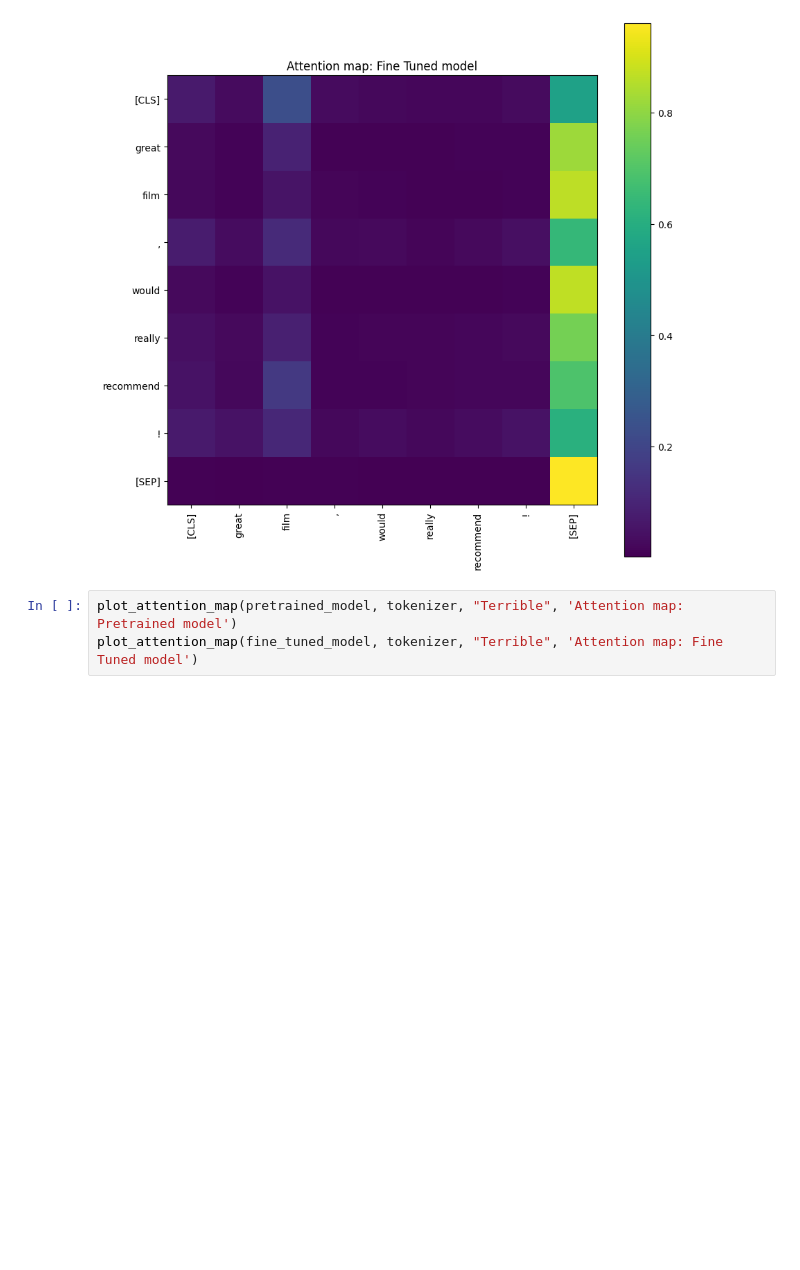
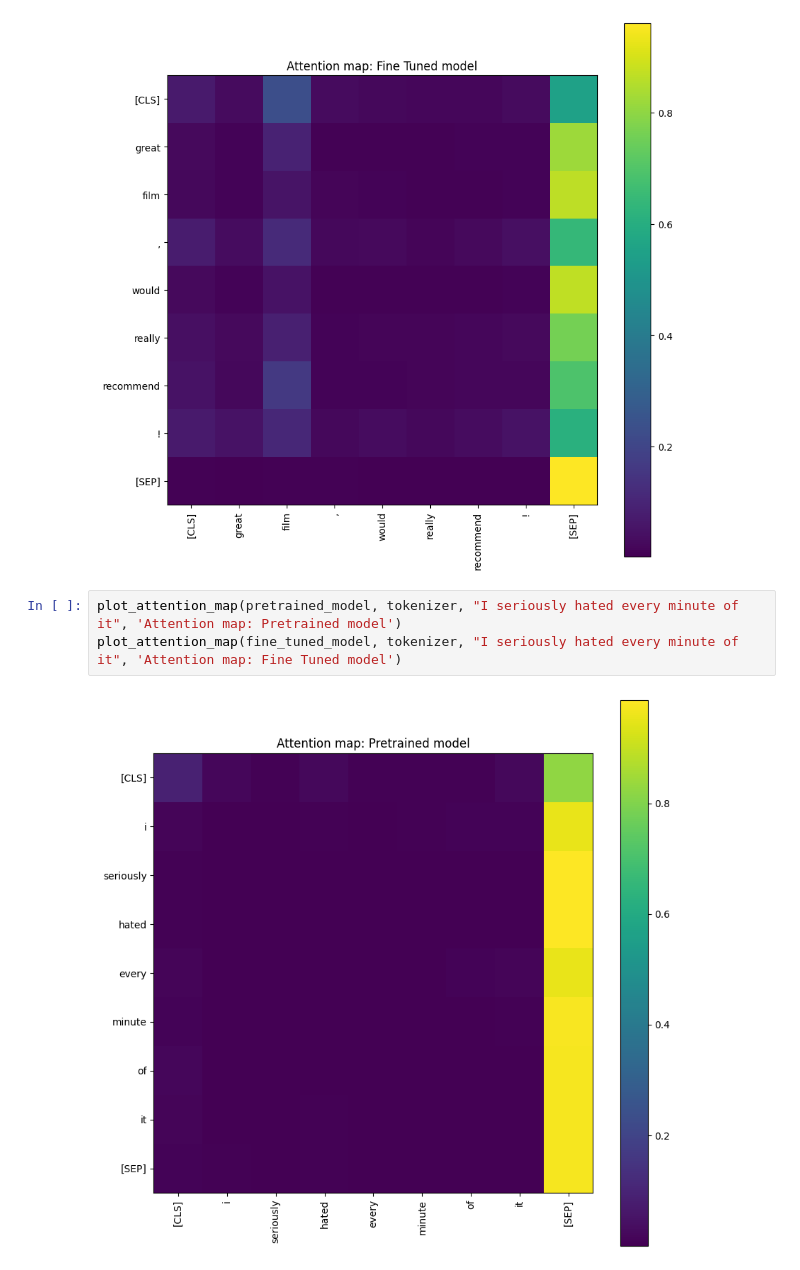
Before and after one commit to christianhempel/Assignment3, a Jupyter notebook: fine_tuning_language_model.ipynb, the cells around one changed output. Cells and saved outputs as stored; diff of their text form; blank space fills up the shorter version.

```diff
--- a/fine_tuning_language_model.ipynb
+++ b/fine_tuning_language_model.ipynb
@@ -144,5 +144,7 @@ plot_attention_map(fine_tuned_model, tokenizer, " Great film, would really recom
 [figure]
 [figure]
 # %%
-plot_attention_map(pretrained_model, tokenizer, "Terrible", 'Attention map: Pretrained model')
-plot_attention_map(fine_tuned_model, tokenizer, "Terrible", 'Attention map: Fine Tuned model')
+plot_attention_map(pretrained_model, tokenizer, "I seriously hated every minute of it", 'Attention map: Pretrained model')
+plot_attention_map(fine_tuned_model, tokenizer, "I seriously hated every minute of it", 'Attention map: Fine Tuned model')
+# %% [output]
+[figure, added]
```
Also changed, not shown: parts of 1 cell of this notebook, 2 other files.
